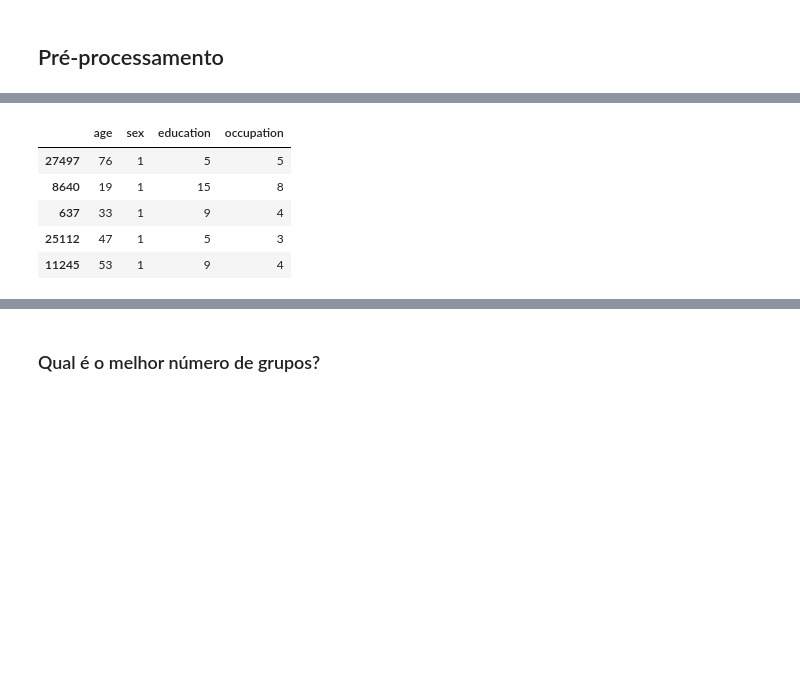
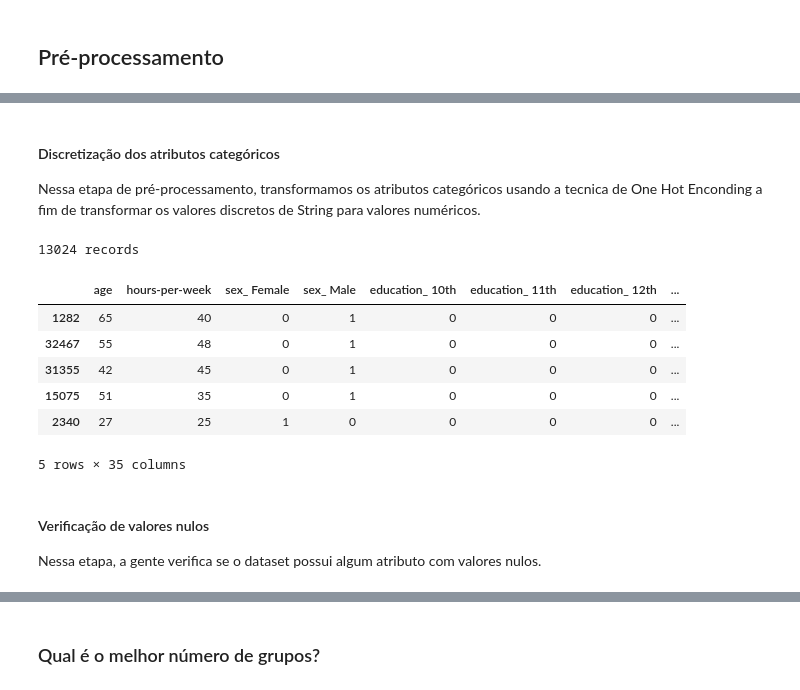
Before and after one commit to BrunoICardoso/DataScience, a Jupyter notebook: machine-learning-1/Trabalho 1 - Machine Learning 1.ipynb, the cells around one changed output, grey strips where cells are left out. Saved outputs shown, nothing was run; the diff lists cells and outputs as text; code cells hidden in the pictures; blank space fills up the shorter version.

```diff
--- a/machine-learning-1/Trabalho 1 - Machine Learning 1.ipynb
+++ b/machine-learning-1/Trabalho 1 - Machine Learning 1.ipynb
@@ -125,14 +134,24 @@ df.head()
-# %%
-Y_labels = df["class"]
-df.drop(columns=["class"] ,inplace=True) ## Não pode rodar duas vezes
-df.head()
-# %% [output]
-|  | age | sex | education | occupation |
-| 27497 | 76 | 1 | 5 | 5 |
-| 8640 | 19 | 1 | 15 | 8 |
-| 637 | 33 | 1 | 9 | 4 |
-| 25112 | 47 | 1 | 5 | 3 |
-| 11245 | 53 | 1 | 9 | 4 |
+# %% [markdown]
+#### Discretização dos atributos categóricos
+Nessa etapa de pré-processamento, transformamos os atributos categóricos usando a tecnica de One Hot Enconding a fim de transformar os valores discretos de String para valores numéricos.
+# %%
+# Encoding categorical data
+
+df = pd.get_dummies(df)
+print str(len(df)) + ' records'
+df.head()
+# %% [output]
+13024 records
+|  | age | hours-per-week | sex_ Female | sex_ Male | education_ 10th | education_ 11th | education_ 12th | ... |
+| 1282 | 65 | 40 | 0 | 1 | 0 | 0 | 0 | ... |
+| 32467 | 55 | 48 | 0 | 1 | 0 | 0 | 0 | ... |
+| 31355 | 42 | 45 | 0 | 1 | 0 | 0 | 0 | ... |
+| 15075 | 51 | 35 | 0 | 1 | 0 | 0 | 0 | ... |
+| 2340 | 27 | 25 | 1 | 0 | 0 | 0 | 0 | ... |
+5 rows × 35 columns
+# %% [markdown]
+#### Verificação de valores nulos
+Nessa etapa, a gente verifica se o dataset possui algum atributo com valores nulos.
 # %%
 #confirmando que não tem dados nulos a serem tratados
 df.isnull().sum()
```
Also changed, not shown: parts of 25 cells of this notebook.
